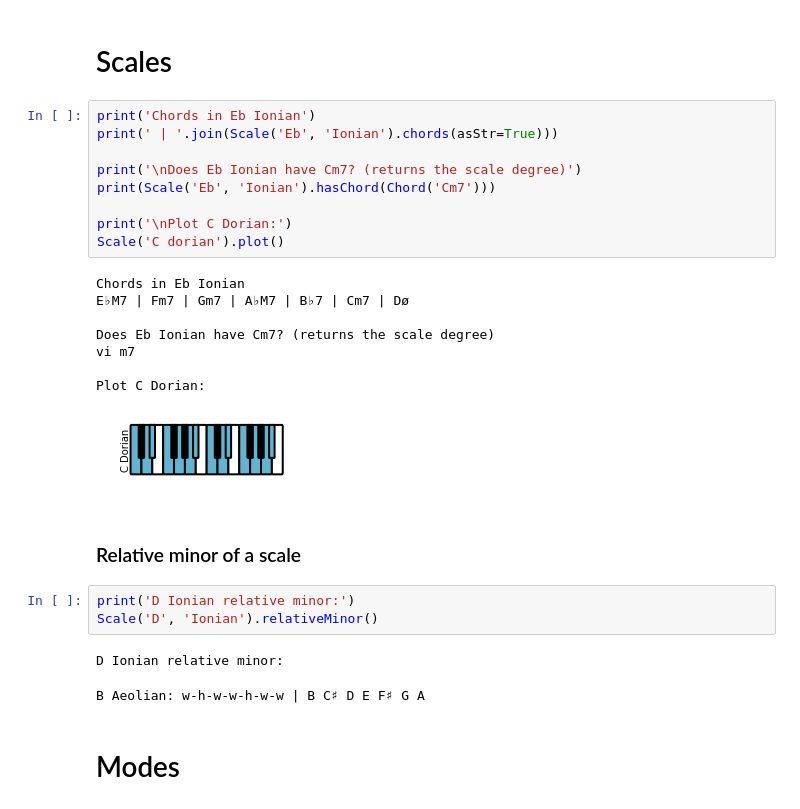
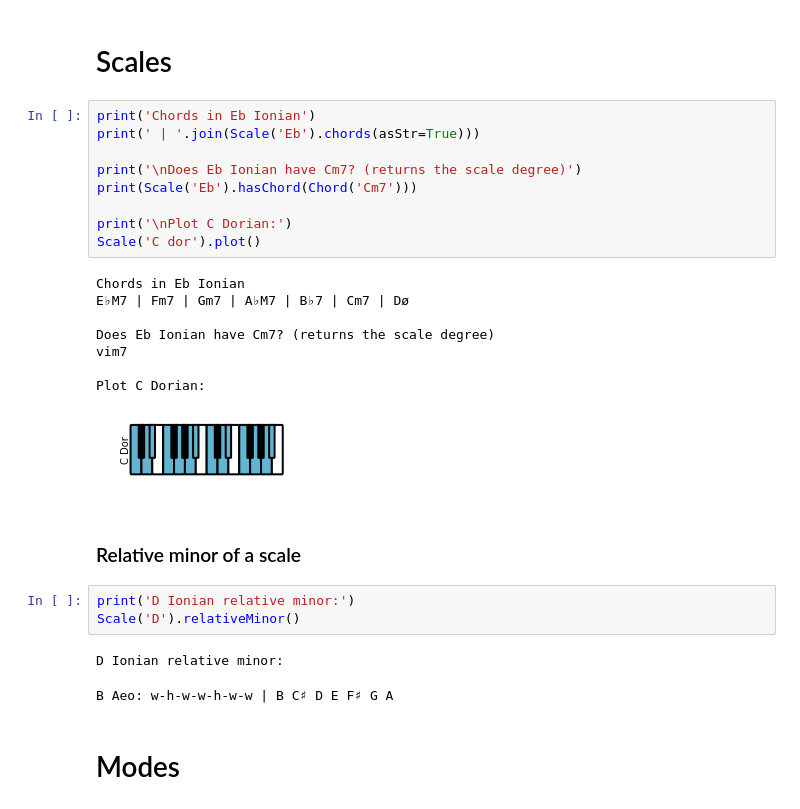
Before and after one commit to NeuralControl/jazzElements, a Jupyter notebook: demos.ipynb, the cells around one changed output. Saved outputs shown, nothing was run; the diff lists cells and outputs as text.

```diff
--- a/demos.ipynb
+++ b/demos.ipynb
@@ -79,30 +79,30 @@ F7 can be found in  C Dorian:(IV7) | D Phrygian:(III7) | D♯ Lydian:(II7) | F M
 # Scales
 # %%
 print('Chords in Eb Ionian')
-print(' | '.join(Scale('Eb', 'Ionian').chords(asStr=True)))
+print(' | '.join(Scale('Eb').chords(asStr=True)))
 
 print('\nDoes Eb Ionian have Cm7? (returns the scale degree)')
-print(Scale('Eb', 'Ionian').hasChord(Chord('Cm7')))
+print(Scale('Eb').hasChord(Chord('Cm7')))
 
 print('\nPlot C Dorian:')
-Scale('C dorian').plot()
+Scale('C dor').plot()
 # %% [output]
 Chords in Eb Ionian
 E♭M7 | Fm7 | Gm7 | A♭M7 | B♭7 | Cm7 | Dø
 
 Does Eb Ionian have Cm7? (returns the scale degree)
-vi m7
+vim7
 
 Plot C Dorian:
-[figure, old version]
+[figure, new version]
 # %% [markdown]
 ### Relative minor of a scale
 # %%
 print('D Ionian relative minor:')
-Scale('D', 'Ionian').relativeMinor()
+Scale('D').relativeMinor()
 # %% [output]
 D Ionian relative minor:
-B Aeolian: w-h-w-w-h-w-w | B C♯ D E F♯ G A
+B Aeo: w-h-w-w-h-w-w | B C♯ D E F♯ G A
 # %% [markdown]
 # Modes
 # %% [markdown]
```
Also changed, not shown: parts of 7 cells of this notebook, 4 other files.
